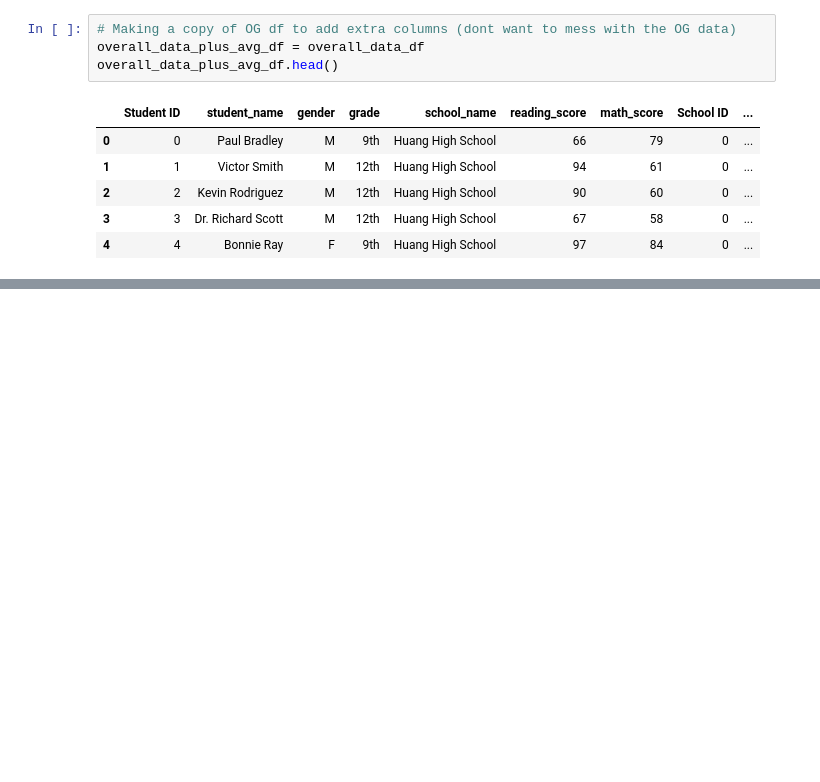
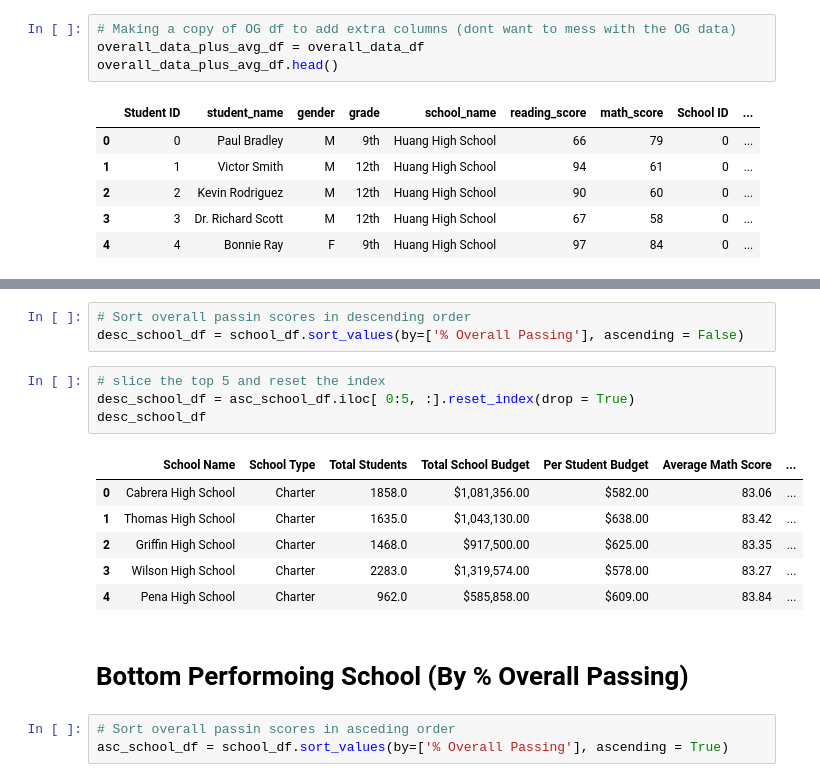
Before and after one commit to JAlvarado23A/District_Analysis, a Jupyter notebook: City_School_Analysis.ipynb, the cells around one changed output, grey strips where cells are left out. Drawn from its saved outputs; the diff is of its cells as text; blank space fills up the shorter version.

```diff
--- a/City_School_Analysis.ipynb
+++ b/City_School_Analysis.ipynb
@@ -141,0 +192,19 @@ school_df.head()
+# %%
+# Sort overall passin scores in descending order
+desc_school_df = school_df.sort_values(by=['% Overall Passing'], ascending = False)
+# %%
+# slice the top 5 and reset the index
+desc_school_df = asc_school_df.iloc[ 0:5, :].reset_index(drop = True)
+desc_school_df
+# %% [output]
+|  | School Name | School Type | Total Students | Total School Budget | Per Student Budget | Average Math Score | ... |
+| 0 | Cabrera High School | Charter | 1858.0 | $1,081,356.00 | $582.00 | 83.06 | ... |
+| 1 | Thomas High School | Charter | 1635.0 | $1,043,130.00 | $638.00 | 83.42 | ... |
+| 2 | Griffin High School | Charter | 1468.0 | $917,500.00 | $625.00 | 83.35 | ... |
+| 3 | Wilson High School | Charter | 2283.0 | $1,319,574.00 | $578.00 | 83.27 | ... |
+| 4 | Pena High School | Charter | 962.0 | $585,858.00 | $609.00 | 83.84 | ... |
+# %% [markdown]
+<h1> Bottom Performoing School (By % Overall Passing) </h1>
+# %%
+# Sort overall passin scores in asceding order
+asc_school_df = school_df.sort_values(by=['% Overall Passing'], ascending = True)
```
Also changed, not shown: parts of 13 cells of this notebook.
